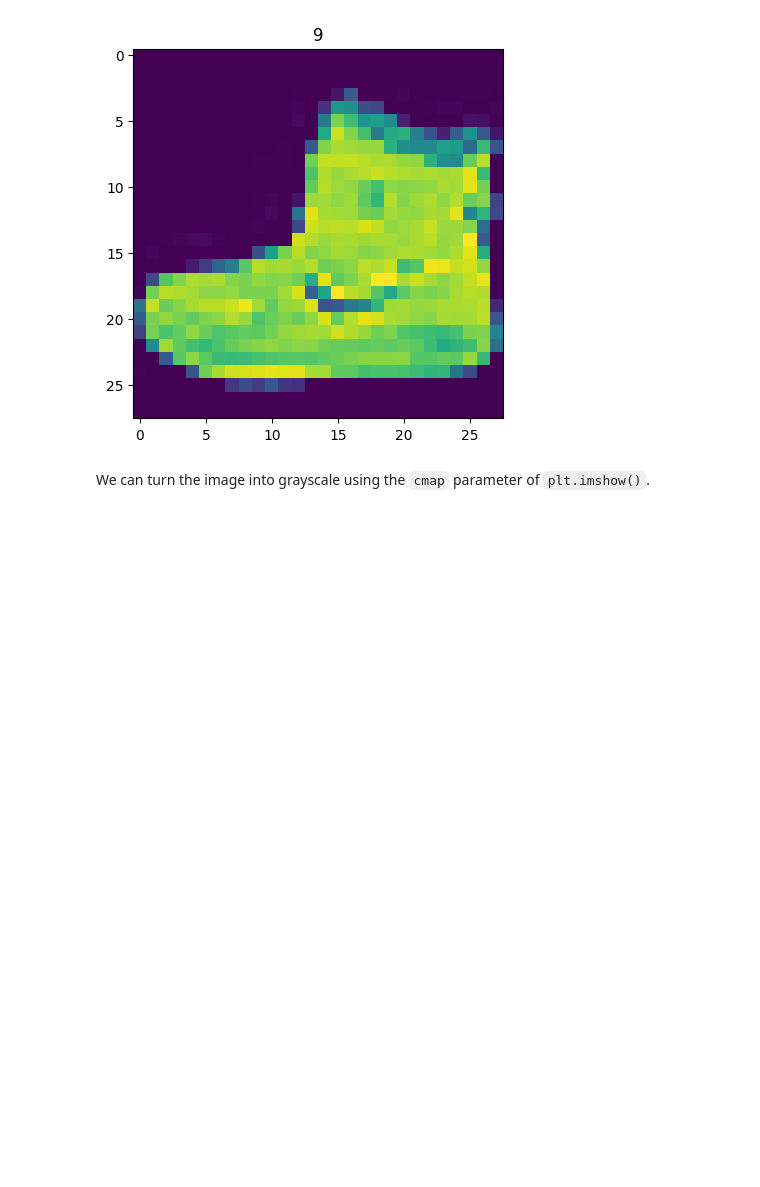
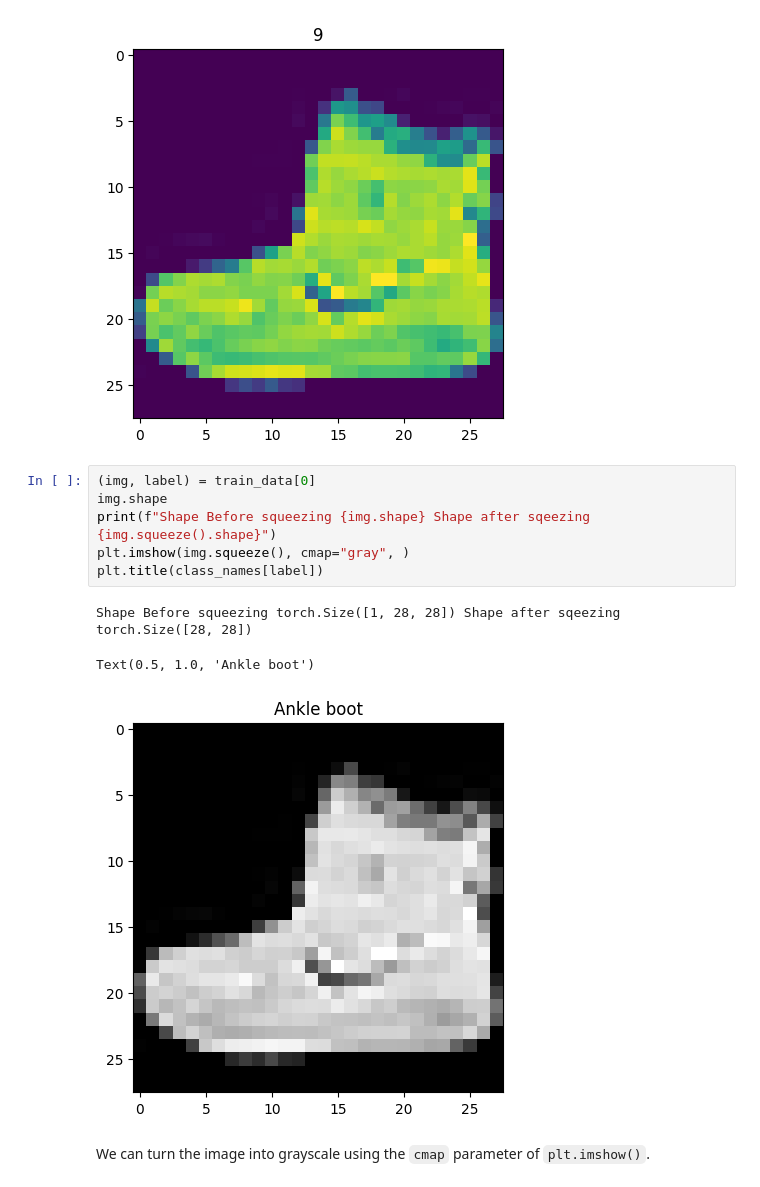
Before and after one commit to rajivgangadharan/ai, a Jupyter notebook: 03_pytorch_computer_vision.ipynb, the cells around one changed output. Cells and saved outputs as stored; diff of their text form; blank space fills up the shorter version.

```diff
--- a/03_pytorch_computer_vision.ipynb
+++ b/03_pytorch_computer_vision.ipynb
@@ -272,6 +256,16 @@ plt.title(label);
 # %% [output]
 Image shape: torch.Size([1, 28, 28])
 [figure]
+# %%
+(img, label) = train_data[0]
+img.shape
+print(f"Shape Before squeezing {img.shape} Shape after sqeezing {img.squeeze().shape}")
+plt.imshow(img.squeeze(), cmap="gray", )
+plt.title(class_names[label])
+# %% [output]
+Shape Before squeezing torch.Size([1, 28, 28]) Shape after sqeezing torch.Size([28, 28])
+Text(0.5, 1.0, 'Ankle boot')
+[figure, added]
 # %% [markdown]
 We can turn the image into grayscale using the `cmap` parameter of `plt.imshow()`.
 # %%
```
Also changed, not shown: parts of 4 cells of this notebook.
